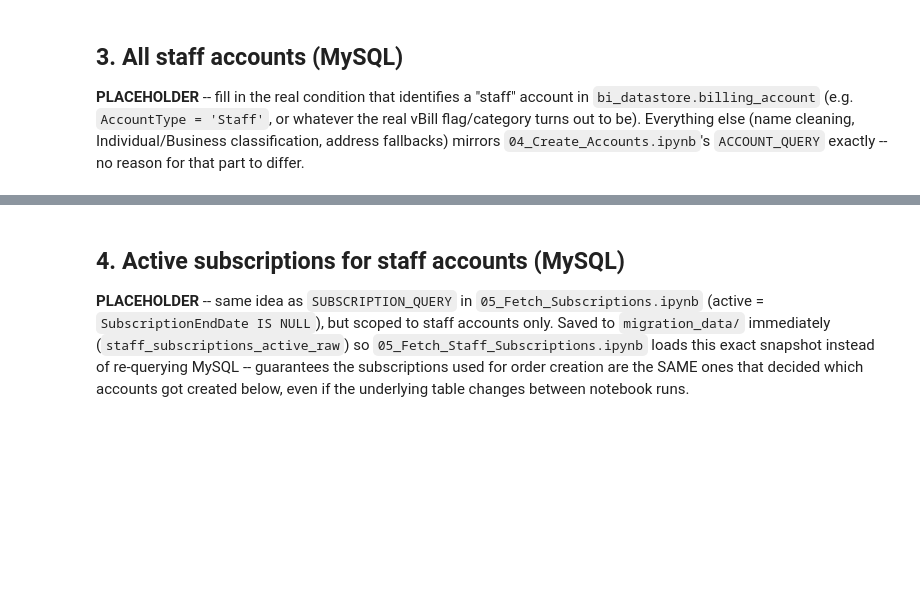
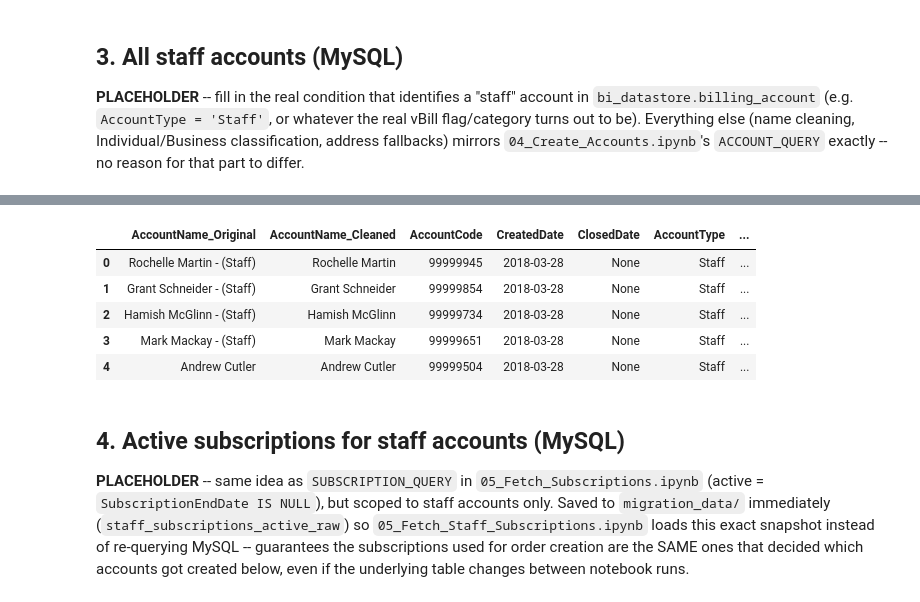
Before and after one commit to kagna-voyager/windmill-onebill, a Jupyter notebook: Staff Migration/04_Create_Staff_Accounts.ipynb, the cells around one changed output, grey strips where cells are left out. Cells and saved outputs as stored; diff of their text form; code cells hidden in the pictures; blank space fills up the shorter version.

```diff
--- a/Staff Migration/04_Create_Staff_Accounts.ipynb
+++ b/Staff Migration/04_Create_Staff_Accounts.ipynb
@@ -97,51 +99,64 @@ STAFF_ACCOUNT_QUERY = """
 SELECT
     `AccountName` AS `AccountName_Original`
     ,TRIM(
-        REPLACE(
-            REPLACE(
-                REPLACE(
-                    REPLACE(
-                        REPLACE(
-                            REPLACE(
-                                REPLACE(
-                                    REPLACE(
-                                        REPLACE(
-                                            REPLACE(
-                                                REPLACE(
-                                                    REPLACE(
-                                                        REPLACE(
-                                                            REPLACE(
-                                                                REPLACE(
-                                                                    REPLACE(`AccountName`, '(BOND - DECLINED)', ''),
-                                                                '(BOND)', ''),
-                                                            '(ICMS)', ''),
-                                                        '(Staff)', ''),
-                                                    '(X)', ''),
-                                                '(In Liquidation)', ''),
-                                            'zz-', ''),
-                                        '(DECLINED)', ''),
-                                    '(Operator)', ''),
-                                '(Liquidation )', ''),
-                            '(LIQUIDATION)', ''),
-                        '(Under Liquidation)', ''),
-                    '[LIQUIDATION]', ''),
-                '(Bad - Debt)', ''),
-            '(Bad Debt)', ''),
-        '(Bad-Debt)', ''),
-    '(BOND - DECLINED)', '')
+		REPLACE(
+			REPLACE(
+				REPLACE(
+					REPLACE(
+						REPLACE(
+							REPLACE(
+								REPLACE(
+									REPLACE(
+										REPLACE(
+											REPLACE(
+												REPLACE(
+													REPLACE(
+														REPLACE(
+															REPLACE(
+																REPLACE(
+																	REPLACE(
+																		REPLACE(
+																			REPLACE(
+																				REPLACE(
+																					REPLACE(
+																						REPLACE(
+																							REPLACE(
+																								REPLACE(`AccountName`, '(BOND - DECLINED)', ''),
+																							'(BOND)', ''),
+																						'(ICMS)', ''),
+																					'- (Staff)', ''),
+																				'(X)', ''),
+																			'(In Liquidation)', ''),
+																		'zz-', ''),
+																	'(DECLINED)', ''),
+																'(Operator)', ''),
+															'(Liquidation )', ''),
+														'(LIQUIDATION)', ''),
+													'(Under Liquidation)', ''),
+												'[LIQUIDATION]', ''),
+											'(Bad - Debt)', ''),
+										'(Bad Debt)', ''),
+									'(Bad-Debt)', ''),
+								'(BOND - DECLINED)', ''),
+							'(BOND DECLINED)', ''),
+						'(BOND-DECLINED)', ''),
+					'(COMPRIMISED)', ''), -- Even though it is spelt incorrectly there are no '(COMPROMISED)' accounts, only '(COMPRIMISED)', so we need to catch this too
+				'- (STAFF)', ''),
+			'(Staff)', ''),
+		'(STAFF)', '')
     ) AS `AccountName_Cleaned`
     ,`AccountCode`
     ,`CreatedDate`
     ,`ClosedDate`
     ,`AccountType`
     ,CASE
-        WHEN `AccountType` IN ('Residential', 'Actrix Residential', 'Consumer', 'Standard Account', 'Internal-Use Account', 'Staff')
+		WHEN `AccountType` IN ('Residential', 'Actrix Residential', 'Consumer', 'Standard Account', 'Internal-Use Account', 'Staff')
         AND `AccountName` NOT LIKE '%Ltd%'
         AND `AccountName` NOT LIKE '%Limited%'
         AND `AccountName` NOT LIKE '%Pty%'
-        THEN '1001' -- Individual Customer
+		THEN '1001' -- Individual Customer
         ELSE '1002' -- Business Customer
-    END AS `OneBill_AccountType`
+	END AS `OneBill_AccountType`
     ,CASE
         WHEN `_temporary_crmonly_addr1` IS NULL OR `_temporary_crmonly_addr1` = '' THEN '1 Somewhere Place'
         ELSE `_temporary_crmonly_addr1`
@@ -162,9 +177,7 @@ FROM
 WHERE
     `_DataSource` = 'vBill'
 AND
-    -- TODO: replace with the real "this is a staff account" condition, e.g.:
-    -- `AccountType` = 'Staff'
-    1 = 0
+	AccountType = 'Staff'
 ORDER BY
     `AccountCode` DESC
 """.strip()
@@ -172,3 +185,4 @@ ORDER BY
 df_staff_accounts_all = pd.read_sql(STAFF_ACCOUNT_QUERY, con=engine)
 logger.info(f"Loaded {len(df_staff_accounts_all):,} staff accounts from MySQL (before active-subscription filter)")
 df_staff_accounts_all.head()
+# %% [output]
@@ -175,3 +190,9 @@ df_staff_accounts_all.head()
+|  | AccountName_Original | AccountName_Cleaned | AccountCode | CreatedDate | ClosedDate | AccountType | ... |
+| 0 | Rochelle Martin - (Staff) | Rochelle Martin | 99999945 | 2018-03-28 | None | Staff | ... |
+| 1 | Grant Schneider - (Staff) | Grant Schneider | 99999854 | 2018-03-28 | None | Staff | ... |
+| 2 | Hamish McGlinn - (Staff) | Hamish McGlinn | 99999734 | 2018-03-28 | None | Staff | ... |
+| 3 | Mark Mackay - (Staff) | Mark Mackay | 99999651 | 2018-03-28 | None | Staff | ... |
+| 4 | Andrew Cutler | Andrew Cutler | 99999504 | 2018-03-28 | None | Staff | ... |
 # %% [markdown]
 ## 4. Active subscriptions for staff accounts (MySQL)
 
```
Also changed, not shown: parts of 8 cells of this notebook, 3 other files.
